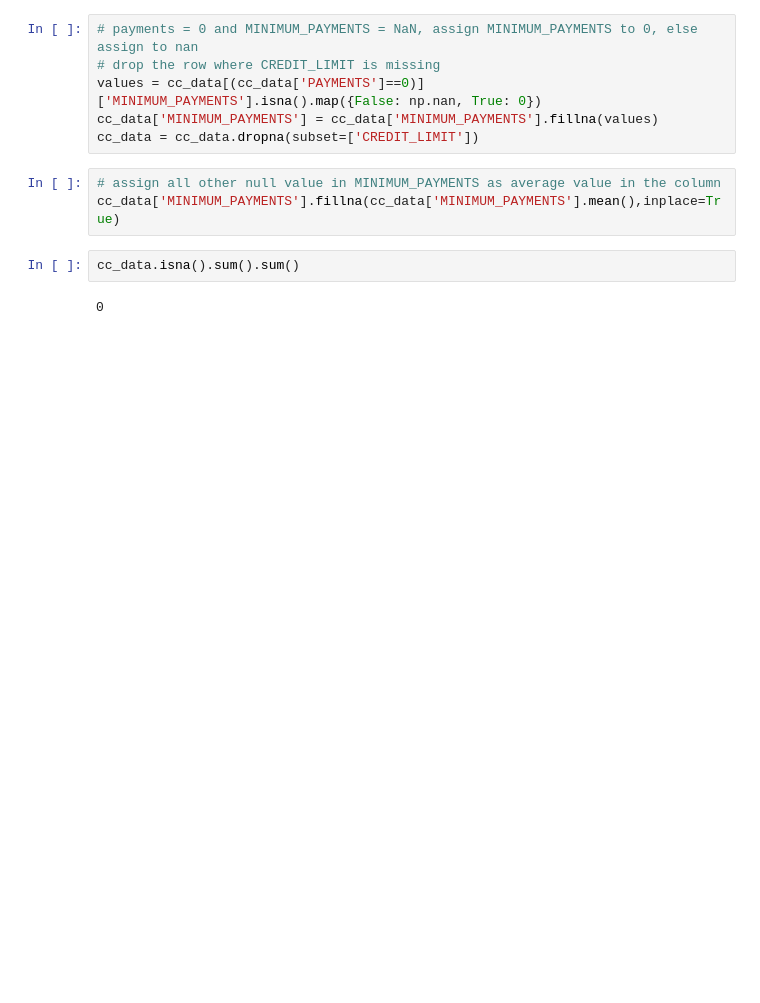
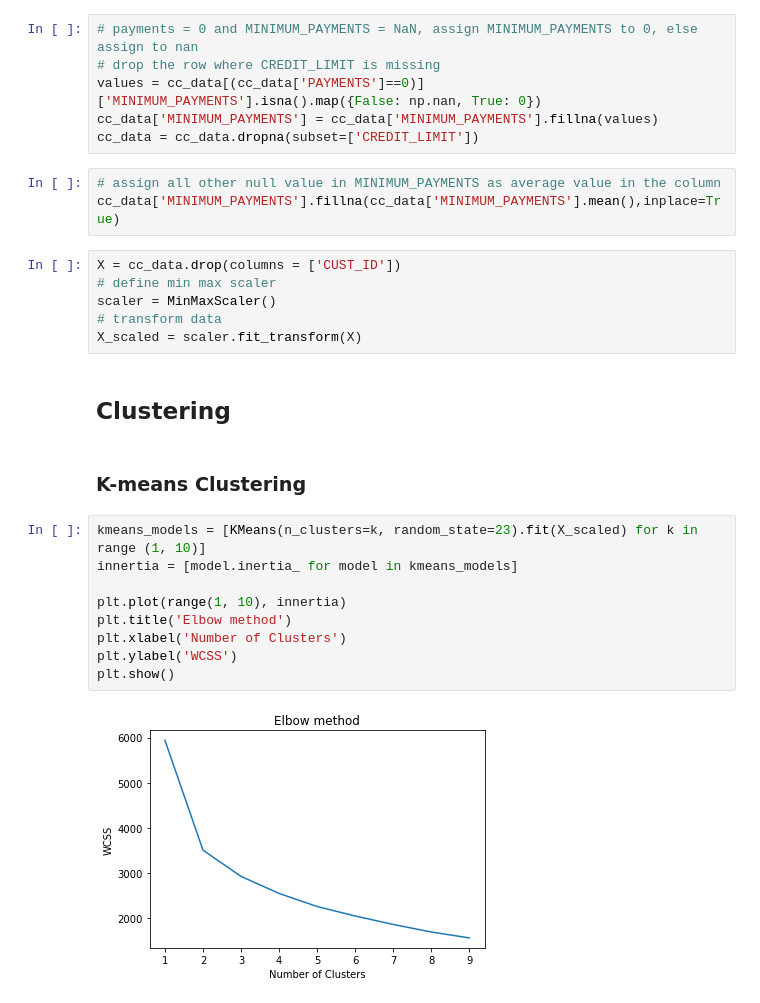
Before and after one commit to xwu0223/MBAN-6400-Project, a Jupyter notebook: cc.ipynb, the cells around one changed output. Saved outputs shown, nothing was run; the diff lists cells and outputs as text; blank space fills up the shorter version.

Commit message:
clustering

```diff
--- a/cc.ipynb
+++ b/cc.ipynb
@@ -49,7 +76,24 @@ cc_data = cc_data.dropna(subset=['CREDIT_LIMIT'])
 # %%
 # assign all other null value in MINIMUM_PAYMENTS as average value in the column
 cc_data['MINIMUM_PAYMENTS'].fillna(cc_data['MINIMUM_PAYMENTS'].mean(),inplace=True)
-# %%
-cc_data.isna().sum().sum()
-# %% [output]
-0
+# %%
+X = cc_data.drop(columns = ['CUST_ID'])
+# define min max scaler
+scaler = MinMaxScaler()
+# transform data
+X_scaled = scaler.fit_transform(X)
+# %% [markdown]
+## Clustering
+# %% [markdown]
+### K-means Clustering
+# %%
+kmeans_models = [KMeans(n_clusters=k, random_state=23).fit(X_scaled) for k in range (1, 10)]
+innertia = [model.inertia_ for model in kmeans_models]
+
+plt.plot(range(1, 10), innertia)
+plt.title('Elbow method')
+plt.xlabel('Number of Clusters')
+plt.ylabel('WCSS')
+plt.show()
+# %% [output]
+[figure, added]
```
Also changed, not shown: parts of 10 cells of this notebook.
